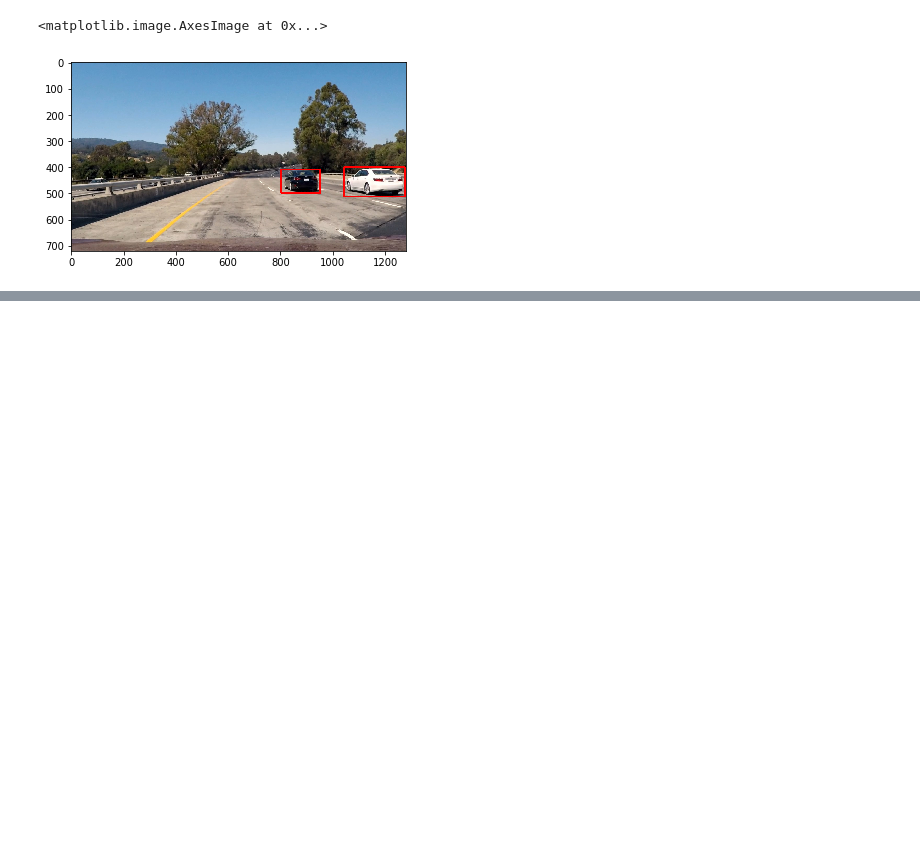
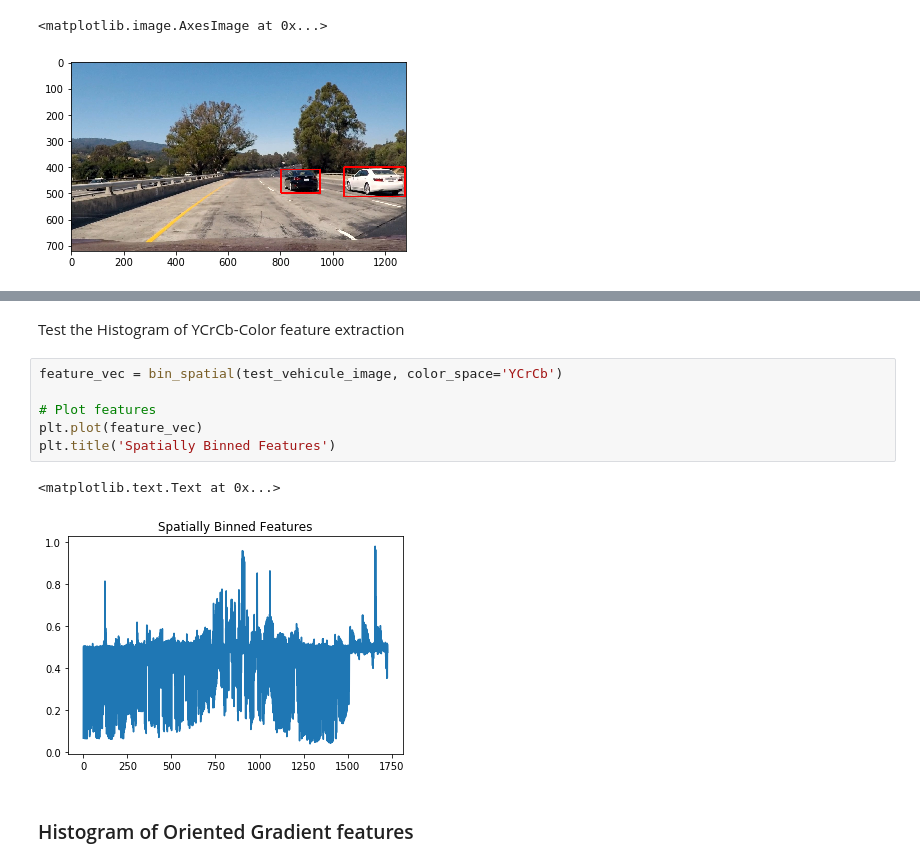
Before and after one commit to vinny-palumbo/AutonomousCars-VehicleDetection, a Jupyter notebook: pipeline.ipynb, the cells around one changed output, grey strips where cells are left out. Drawn from its saved outputs; the diff is of its cells as text; blank space fills up the shorter version.

```diff
--- a/pipeline.ipynb
+++ b/pipeline.ipynb
@@ -67,0 +111,13 @@ plt.imshow(result)
+# %% [markdown]
+Test the Histogram of YCrCb-Color feature extraction
+# %%
+feature_vec = bin_spatial(test_vehicule_image, color_space='YCrCb')
+
+# Plot features
+plt.plot(feature_vec)
+plt.title('Spatially Binned Features')
+# %% [output]
+<matplotlib.text.Text at 0x...>
+[figure, added]
+# %% [markdown]
+### Histogram of Oriented Gradient features
```
Also changed, not shown: parts of 8 cells of this notebook, 6 other files.
